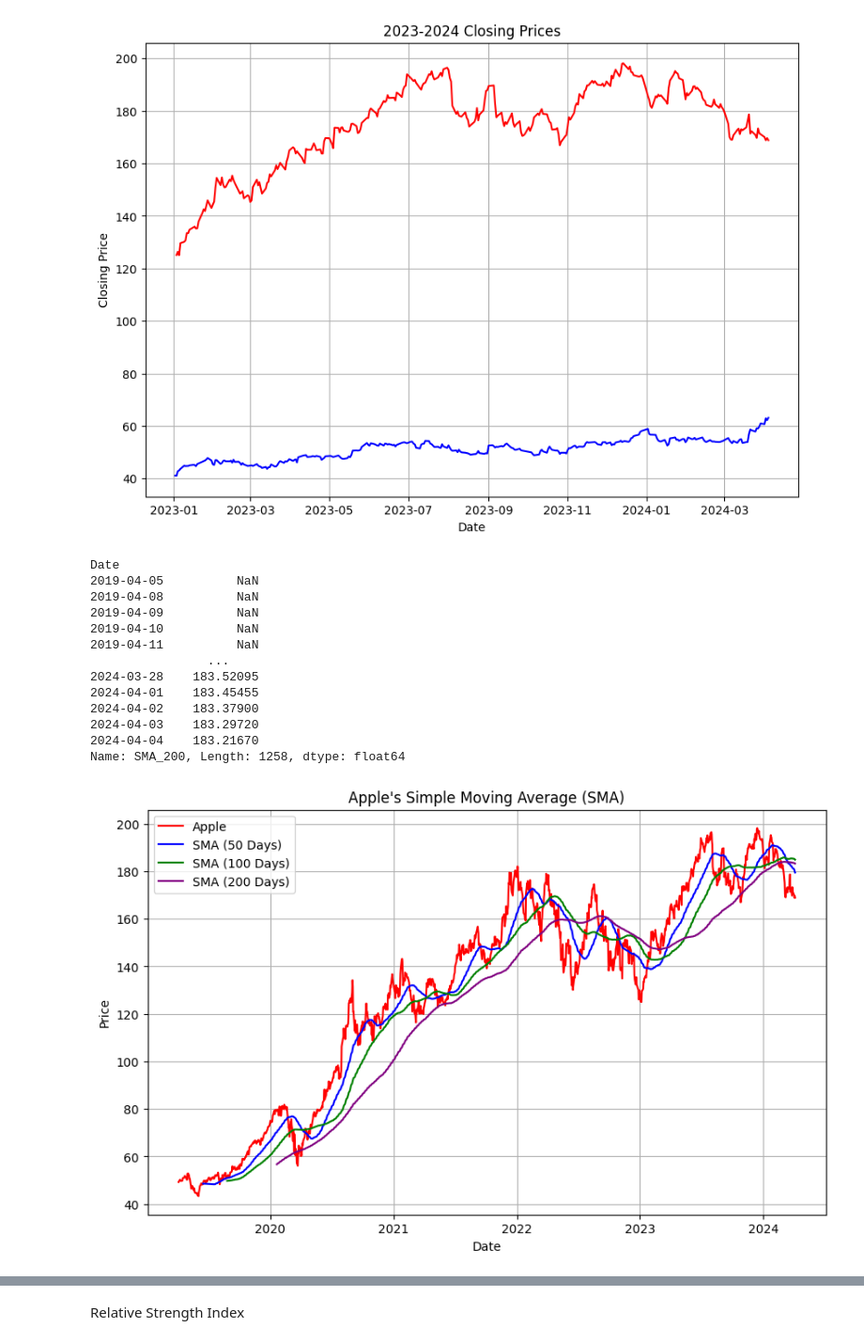
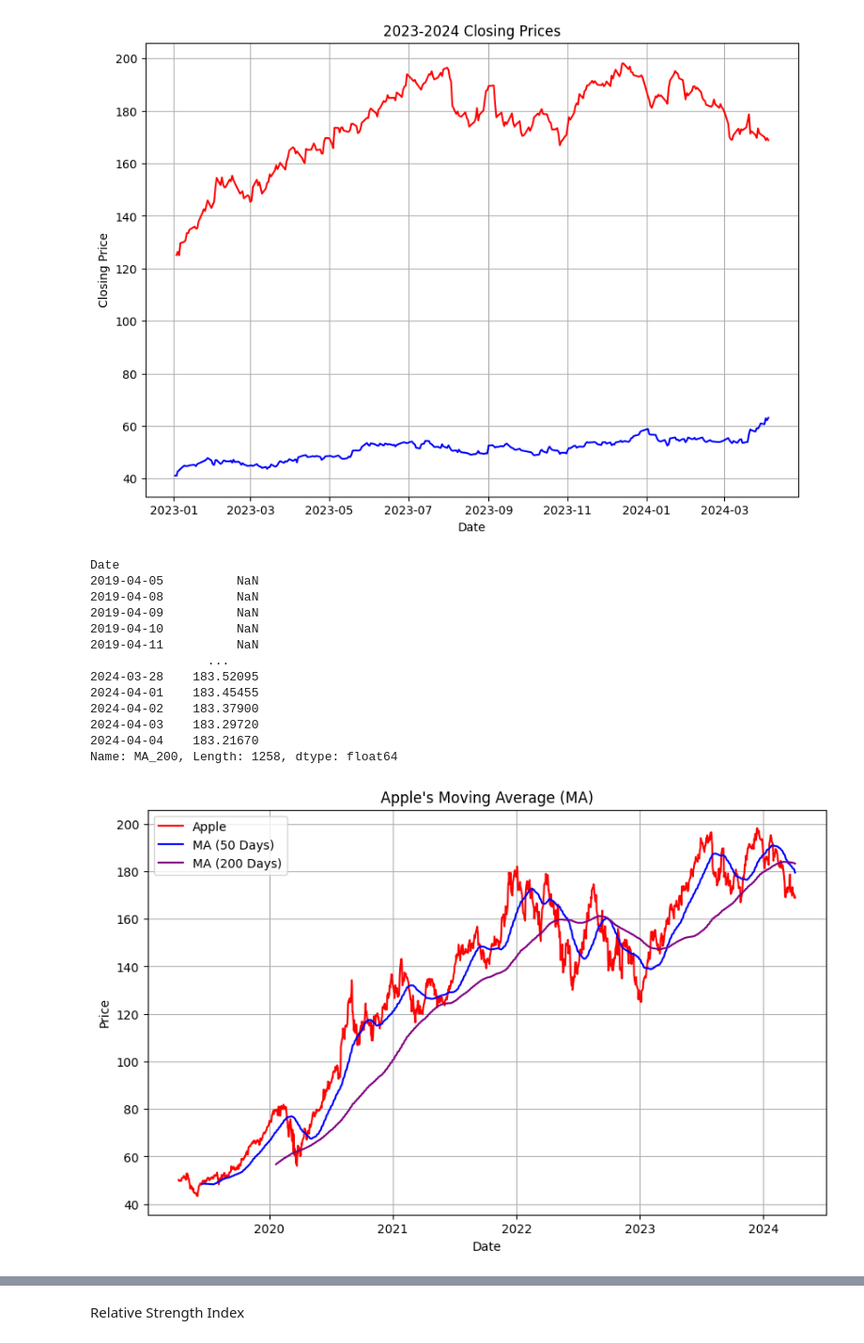
Before and after one commit to jsonshan/AAPL-Samsung-Stock-Prices, a Jupyter notebook: AAPL_SAMSUNG.ipynb, the cells around one changed output, grey strips where cells are left out. Shown at 94% size. Drawn from its saved outputs; the diff is of its cells as text; code cells hidden in the pictures.

```diff
--- a/AAPL_SAMSUNG.ipynb
+++ b/AAPL_SAMSUNG.ipynb
@@ -315,14 +313,11 @@ plt.show()
 # %% [output]
 [figure]
 # %%
-aapl['SMA_50'] = aapl['Close'].rolling(window=50).mean()
-aapl['SMA_50']
+aapl['MA_50'] = aapl['Close'].rolling(window=50).mean()
+aapl['MA_50']
 
-aapl['SMA_100'] = aapl['Close'].rolling(window=100).mean()
-aapl['SMA_100']
-
-aapl['SMA_200'] = aapl['Close'].rolling(window=200).mean()
-aapl['SMA_200']
+aapl['MA_200'] = aapl['Close'].rolling(window=200).mean()
+aapl['MA_200']
 # %% [output]
 Date
 2019-04-05          NaN
@@ -336,19 +331,18 @@ Date
 2024-04-02    183.37900
 2024-04-03    183.29720
 2024-04-04    183.21670
-Name: SMA_200, Length: 1258, dtype: float64
+Name: MA_200, Length: 1258, dtype: float64
 # %%
 plt.figure(figsize=(10, 6))
 plt.plot(aapl.index, aapl['Close'], color='red', label='Apple')
-plt.plot(aapl.index, aapl['SMA_50'], color='blue', label='SMA (50 Days)')
-plt.plot(aapl.index, aapl['SMA_100'], color='green', label='SMA (100 Days)')
-plt.plot(aapl.index, aapl['SMA_200'], color='purple', label='SMA (200 Days)')
+plt.plot(aapl.index, aapl['MA_50'], color='blue', label='MA (50 Days)')
+plt.plot(aapl.index, aapl['MA_200'], color='purple', label='MA (200 Days)')
 plt.xlabel('Date')
 plt.ylabel('Price')
-plt.title('Apple\'s Simple Moving Average (SMA)')
+plt.title('Apple\'s Moving Average (MA)')
 plt.legend()
 plt.grid(True)
 plt.show()
 # %% [output]
-[figure, old version]
+[figure, new version]
 # %%
```
Also changed, not shown: parts of 21 cells of this notebook.
